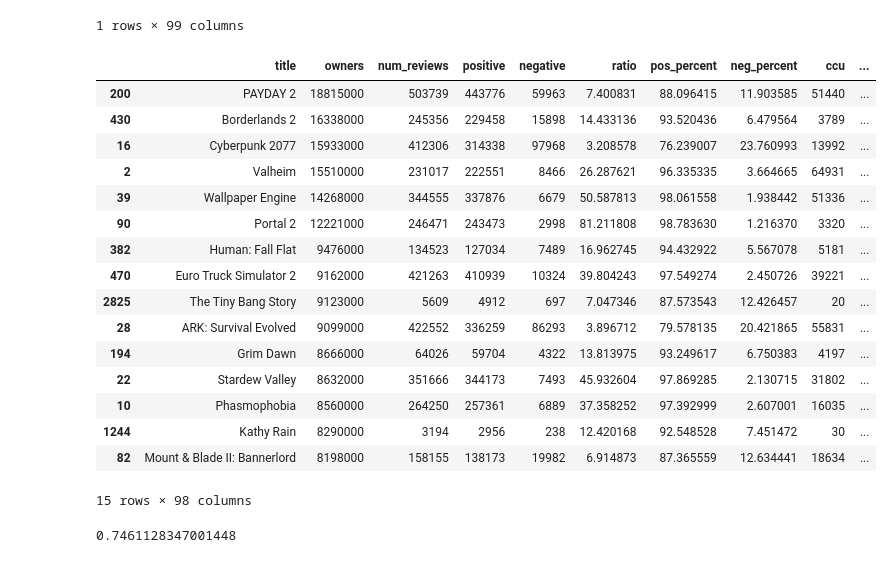
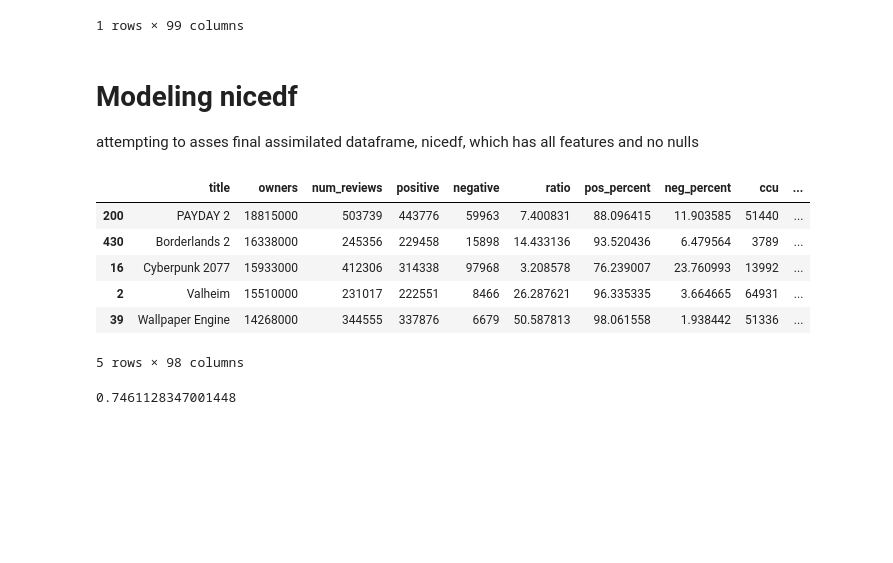
Before and after one commit to MichaelHarnett/Regression_Metis, a Jupyter notebook: merging_modeling.ipynb, the cells around one changed output. Saved outputs shown, nothing was run; the diff lists cells and outputs as text; code cells hidden in the pictures; blank space fills up the shorter version.

```diff
--- a/merging_modeling.ipynb
+++ b/merging_modeling.ipynb
@@ -554,26 +554,20 @@ nicedf.head(1)
 |  | title | owners | num_reviews | positive | negative | ratio | pos_percent | neg_percent | ccu | ... |
 | 0 | OUTRIDERS | 1811000 | 41862 | 26922 | 14940 | 1.802008 | 64.311309 | 35.688691 | 23037 | ... |
 1 rows × 99 columns
+# %% [markdown]
+# Modeling nicedf
+
+attempting to asses final assimilated dataframe, nicedf, which has all features and no nulls
 # %%
-nicedf.sort_values('owners',ascending=False).head(15)
+nicedf.sort_values('owners',ascending=False).head(5)
 # %% [output]
 |  | title | owners | num_reviews | positive | negative | ratio | pos_percent | neg_percent | ccu | ... |
 | 200 | PAYDAY 2 | 18815000 | 503739 | 443776 | 59963 | 7.400831 | 88.096415 | 11.903585 | 51440 | ... |
 | 430 | Borderlands 2 | 16338000 | 245356 | 229458 | 15898 | 14.433136 | 93.520436 | 6.479564 | 3789 | ... |
 | 16 | Cyberpunk 2077 | 15933000 | 412306 | 314338 | 97968 | 3.208578 | 76.239007 | 23.760993 | 13992 | ... |
 | 2 | Valheim | 15510000 | 231017 | 222551 | 8466 | 26.287621 | 96.335335 | 3.664665 | 64931 | ... |
 | 39 | Wallpaper Engine | 14268000 | 344555 | 337876 | 6679 | 50.587813 | 98.061558 | 1.938442 | 51336 | ... |
-| 90 | Portal 2 | 12221000 | 246471 | 243473 | 2998 | 81.211808 | 98.783630 | 1.216370 | 3320 | ... |
-| 382 | Human: Fall Flat | 9476000 | 134523 | 127034 | 7489 | 16.962745 | 94.432922 | 5.567078 | 5181 | ... |
-| 470 | Euro Truck Simulator 2 | 9162000 | 421263 | 410939 | 10324 | 39.804243 | 97.549274 | 2.450726 | 39221 | ... |
-| 2825 | The Tiny Bang Story | 9123000 | 5609 | 4912 | 697 | 7.047346 | 87.573543 | 12.426457 | 20 | ... |
-| 28 | ARK: Survival Evolved | 9099000 | 422552 | 336259 | 86293 | 3.896712 | 79.578135 | 20.421865 | 55831 | ... |
-| 194 | Grim Dawn | 8666000 | 64026 | 59704 | 4322 | 13.813975 | 93.249617 | 6.750383 | 4197 | ... |
-| 22 | Stardew Valley | 8632000 | 351666 | 344173 | 7493 | 45.932604 | 97.869285 | 2.130715 | 31802 | ... |
-| 10 | Phasmophobia | 8560000 | 264250 | 257361 | 6889 | 37.358252 | 97.392999 | 2.607001 | 16035 | ... |
-| 1244 | Kathy Rain | 8290000 | 3194 | 2956 | 238 | 12.420168 | 92.548528 | 7.451472 | 30 | ... |
-| 82 | Mount & Blade II: Bannerlord | 8198000 | 158155 | 138173 | 19982 | 6.914873 | 87.365559 | 12.634441 | 18634 | ... |
-15 rows × 98 columns
+5 rows × 98 columns
 # %%
 X, y = nicedf.iloc[:,2:22], nicedf.iloc[:,1]
 
```
Also changed, not shown: parts of 27 cells of this notebook, 5 other files.
